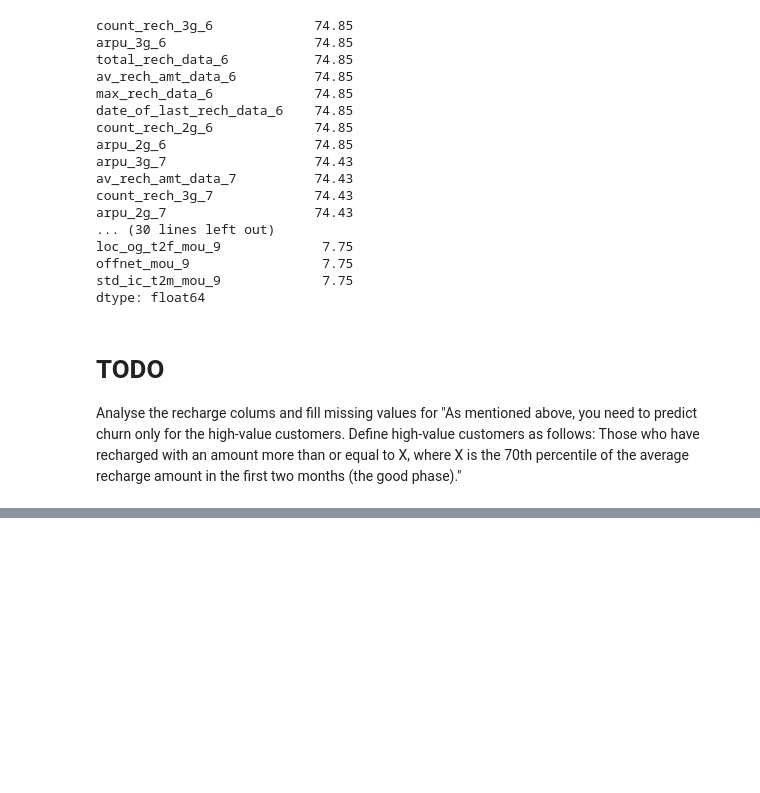
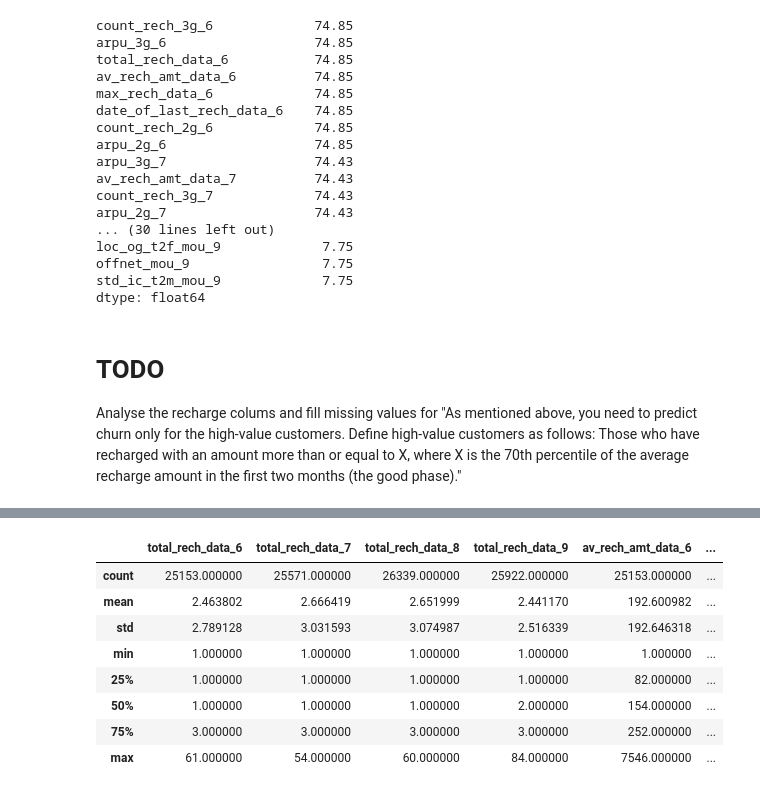
Before and after one commit to vamsigp/IIIT-B, a Jupyter notebook: 1. Statistics and Machine Learning/GP1. Telecom CaseStudy/TelecomChurn_Upgrad.ipynb, the cells around one changed output, grey strips where cells are left out. Cells and saved outputs as stored; diff of their text form; code cells hidden in the pictures; blank space fills up the shorter version.

```diff
--- a/1. Statistics and Machine Learning/GP1. Telecom CaseStudy/TelecomChurn_Upgrad.ipynb
+++ b/1. Statistics and Machine Learning/GP1. Telecom CaseStudy/TelecomChurn_Upgrad.ipynb
@@ -667,0 +677,14 @@ Analyse the recharge colums and fill missing values for
+# %%
+df_temp = df[['total_rech_data_6','total_rech_data_7','total_rech_data_8','total_rech_data_9','av_rech_amt_data_6','av_rech_amt_data_7','av_rech_amt_data_8','av_rech_amt_data_9']]
+# %%
+df_temp.describe()
+# %% [output]
+|  | total_rech_data_6 | total_rech_data_7 | total_rech_data_8 | total_rech_data_9 | av_rech_amt_data_6 | ... |
+| count | 25153.000000 | 25571.000000 | 26339.000000 | 25922.000000 | 25153.000000 | ... |
+| mean | 2.463802 | 2.666419 | 2.651999 | 2.441170 | 192.600982 | ... |
+| std | 2.789128 | 3.031593 | 3.074987 | 2.516339 | 192.646318 | ... |
+| min | 1.000000 | 1.000000 | 1.000000 | 1.000000 | 1.000000 | ... |
+| 25% | 1.000000 | 1.000000 | 1.000000 | 1.000000 | 82.000000 | ... |
+| 50% | 1.000000 | 1.000000 | 1.000000 | 2.000000 | 154.000000 | ... |
+| 75% | 3.000000 | 3.000000 | 3.000000 | 3.000000 | 252.000000 | ... |
+| max | 61.000000 | 54.000000 | 60.000000 | 84.000000 | 7546.000000 | ... |
```
Also changed, not shown: parts of 33 cells of this notebook, 1 other file.
